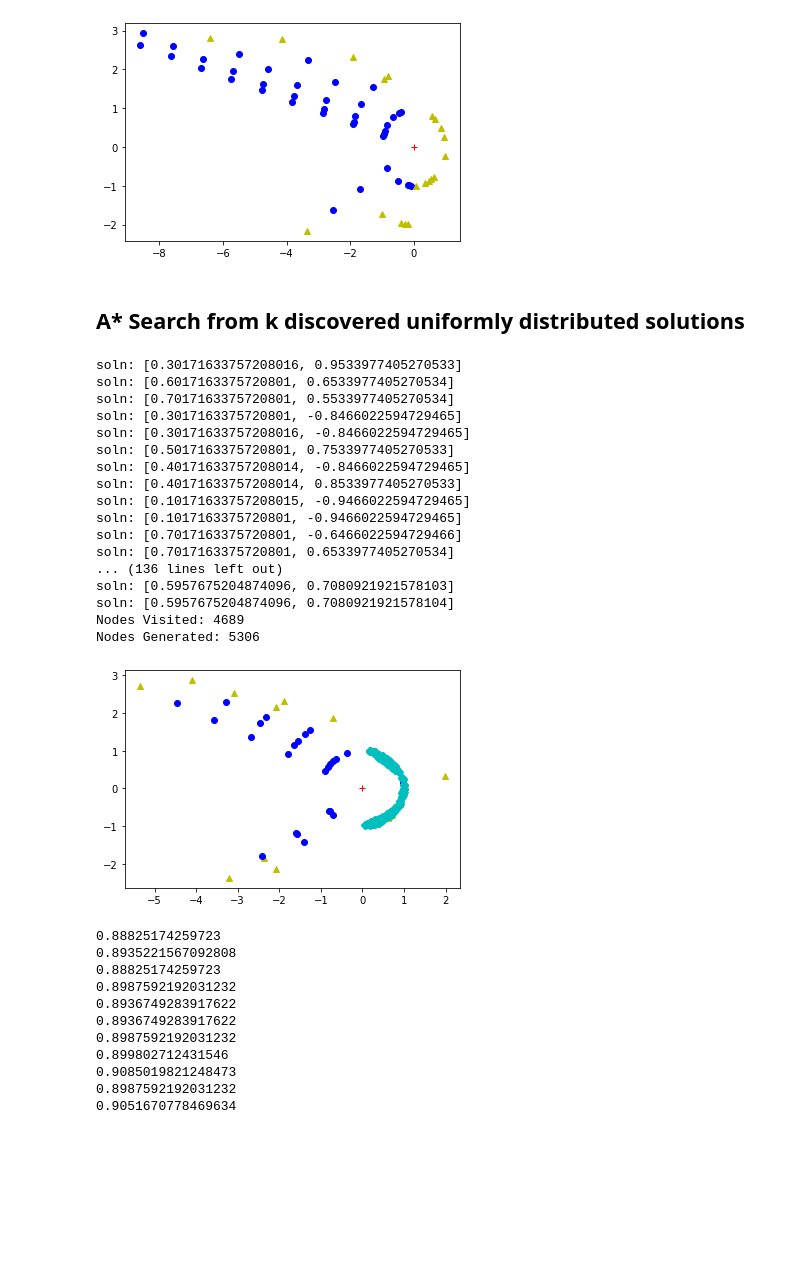
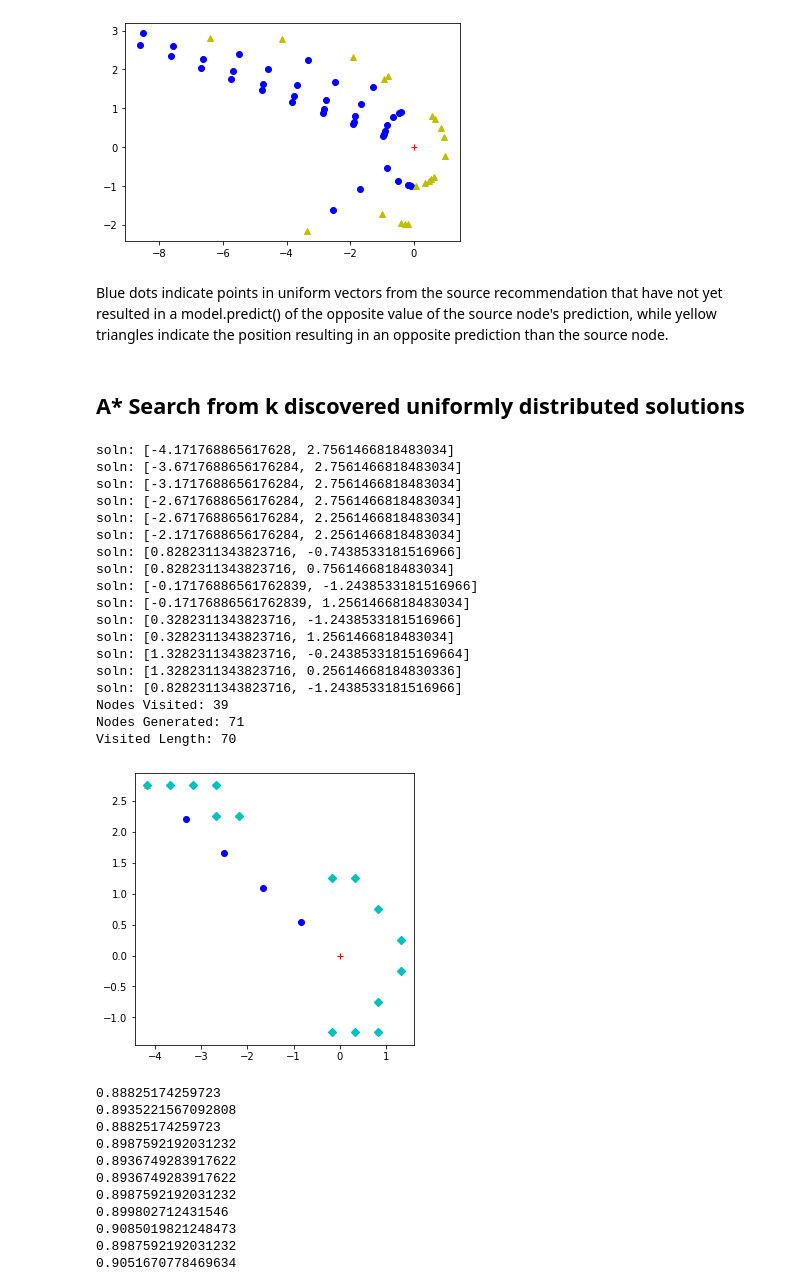
Before and after one commit to spkell/DFEST-Explainability, a Jupyter notebook: DeepFM-IntOnly.ipynb, the cells around one changed output. Drawn from its saved outputs; the diff is of its cells as text; code cells hidden in the pictures; blank space fills up the shorter version.

```diff
--- a/DeepFM-IntOnly.ipynb
+++ b/DeepFM-IntOnly.ipynb
@@ -80,3 +80,11 @@ Shape: (3000000, 40)
 # %% [markdown]
 Pre-process features for Pure Brute Force Method
 ---
+# %%
+a = pd.DataFrame(np.asarray([1,2,3,4]).reshape(1,-1))
+features = []
+for i in a:
+    features.append(str(i))
+a.columns = features
+a = a.drop(columns=a[features[4:]])
+a
@@ -86,11 +97,12 @@ trunc_data = data.copy()
 sparse_features = ['C' + str(i) for i in range(1, 27)]
 dense_features = ['I'+str(i) for i in range(1, 14)]
 
-trunc_data = trunc_data.drop(columns=dense_features[5:])
+n_int_feats = 13
+trunc_data = trunc_data.drop(columns=dense_features[n_int_feats:])
 trunc_data = trunc_data.drop(columns=sparse_features[1:])
 trunc_data['C1'] = pd.DataFrame(np.array(['' for _ in range(len(trunc_data['C1']))]))
 
-dense_features = ['I'+str(i) for i in range(1, 6)] #I 1-5
+dense_features = ['I'+str(i) for i in range(1, n_int_feats)] #I 1-5
 sparse_features = ['C' + str(i) for i in range(1, 2)]
 
 
@@ -309,9 +323,3 @@ bfet.shape
 # %% [markdown]
 BFS on BFET - Multi-way Feature Interactions
 ---
-# %%
-visited = {}
-visited[tuple(np.array([0,1,2,3]))] = False
-visited
-if visited[tuple(np.array([1,1,2,3]))] == None:
-    print('ffff')
@@ -658,6 +664,8 @@ max_distance = 10
 prelim_discovered = generate_precursor_solutions(source_node,plot_search=True,max_distance=max_distance)
 # %% [output]
 [figure]
+# %% [markdown]
+Blue dots indicate points in uniform vectors from the source recommendation that have not yet resulted in a model.predict() of the opposite value of the source node's prediction, while yellow triangles indicate the position resulting in an opposite prediction than the source node.
 # %% [markdown]
 A* Search from k discovered uniformly distributed solutions
 ----
@@ -695,7 +703,7 @@ def find_priority_adjs(node,learning_rate=0.1):
     return adj_nodes
 
 
-def a_star_search(source_node, prelim_discovered, max_distance,k=100):
+def a_star_search(source_node, prelim_discovered, max_distance,k=100,learning_rate=0.1):
 
     #Analytics to inform how to handle degree of branching
     nodes_generated = 0
@@ -730,7 +738,7 @@ def a_star_search(source_node, prelim_discovered, max_distance,k=100):
             print("soln:",query_node.position)
 
         #TODO: Want to add these to priority queue before visiting them
-        adjs = find_priority_adjs(query_node.position,learning_rate=0.1) #every node adjacent to the current node
+        adjs = find_priority_adjs(query_node.position,learning_rate) #every node adjacent to the current node
         for adj_node in adjs:
 
             in_bfet = True
@@ -747,35 +755,40 @@ def a_star_search(source_node, prelim_discovered, max_distance,k=100):
 
     print("Nodes Visited:",nodes_visited)
     print("Nodes Generated:",nodes_generated)
+    print("Visited Length:",len(visited))
 
     return discovered
 # %%
+np.random.seed(7)
 source_node = np.asarray([0,0])
 max_distance = 10
-prelim_discovered = generate_precursor_solutions(source_node,plot_search=True,max_distance=max_distance)
-discovered = a_star_search(source_node, prelim_discovered, max_distance,k=300)
+fig, ax = plt.subplots(figsize = (5, 5))
+
+prelim_discovered = generate_precursor_solutions(source_node,k=1,plot_search=True,max_distance=max_distance)
+discovered = a_star_search(source_node, prelim_discovered, max_distance,k=30,learning_rate=0.5)
 
 for point in discovered:
     plt.plot(point.position[0],point.position[1],'cD')
 # %% [output]
-soln: [0.30171633757208016, 0.9533977405270533]
-soln: [0.6017163375720801, 0.6533977405270534]
-soln: [0.7017163375720801, 0.5533977405270534]
-soln: [0.3017163375720801, -0.8466022594729465]
-soln: [0.30171633757208016, -0.8466022594729465]
-soln: [0.5017163375720801, 0.7533977405270533]
-soln: [0.40171633757208014, -0.8466022594729465]
-soln: [0.40171633757208014, 0.8533977405270533]
-soln: [0.10171633757208015, -0.9466022594729465]
-soln: [0.1017163375720801, -0.9466022594729465]
-soln: [0.7017163375720801, -0.6466022594729466]
-soln: [0.7017163375720801, 0.6533977405270534]
-... (136 lines left out)
-soln: [0.5957675204874096, 0.7080921921578103]
-soln: [0.5957675204874096, 0.7080921921578104]
-Nodes Visited: 4689
-Nodes Generated: 5306
+soln: [-4.171768865617628, 2.7561466818483034]
+soln: [-3.6717688656176284, 2.7561466818483034]
+soln: [-3.1717688656176284, 2.7561466818483034]
+soln: [-2.6717688656176284, 2.7561466818483034]
+soln: [-2.6717688656176284, 2.2561466818483034]
+soln: [-2.1717688656176284, 2.2561466818483034]
+soln: [0.8282311343823716, -0.7438533181516966]
+soln: [0.8282311343823716, 0.7561466818483034]
+soln: [-0.17176886561762839, -1.2438533181516966]
+soln: [-0.17176886561762839, 1.2561466818483034]
+soln: [0.3282311343823716, -1.2438533181516966]
+soln: [0.3282311343823716, 1.2561466818483034]
+soln: [1.3282311343823716, -0.24385331815169664]
+soln: [1.3282311343823716, 0.25614668184830336]
+soln: [0.8282311343823716, -1.2438533181516966]
+Nodes Visited: 39
+Nodes Generated: 71
+Visited Length: 70
-[figure, old version]
+[figure, new version]
 # %%
 plt.plot(source_feats[0],source_feats[1],'r+')
 for point in discovered[:60]:
```
Also changed, not shown: parts of 12 cells of this notebook.
